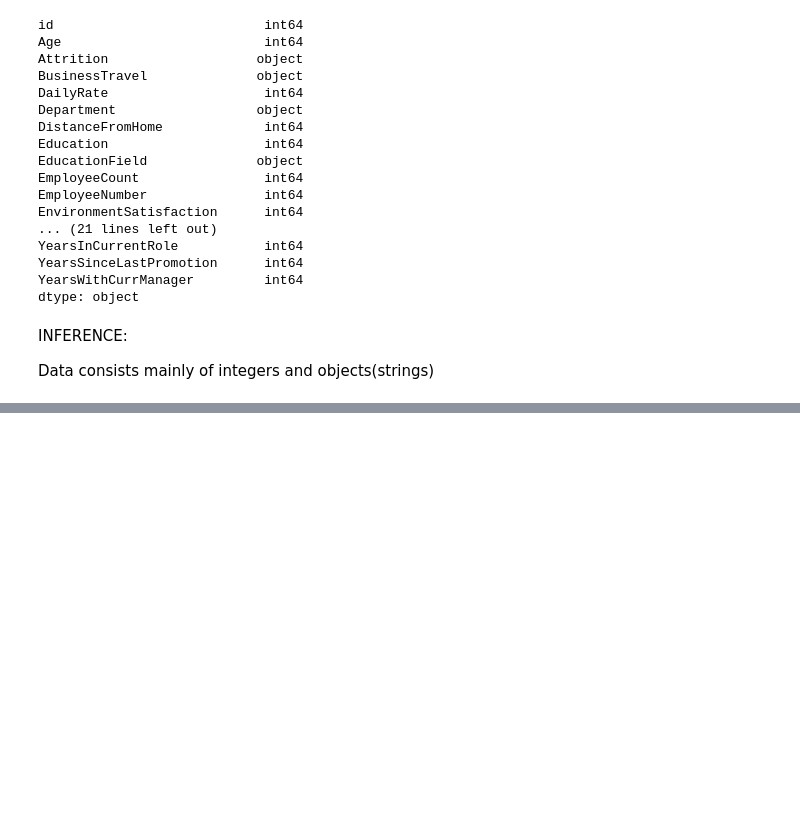
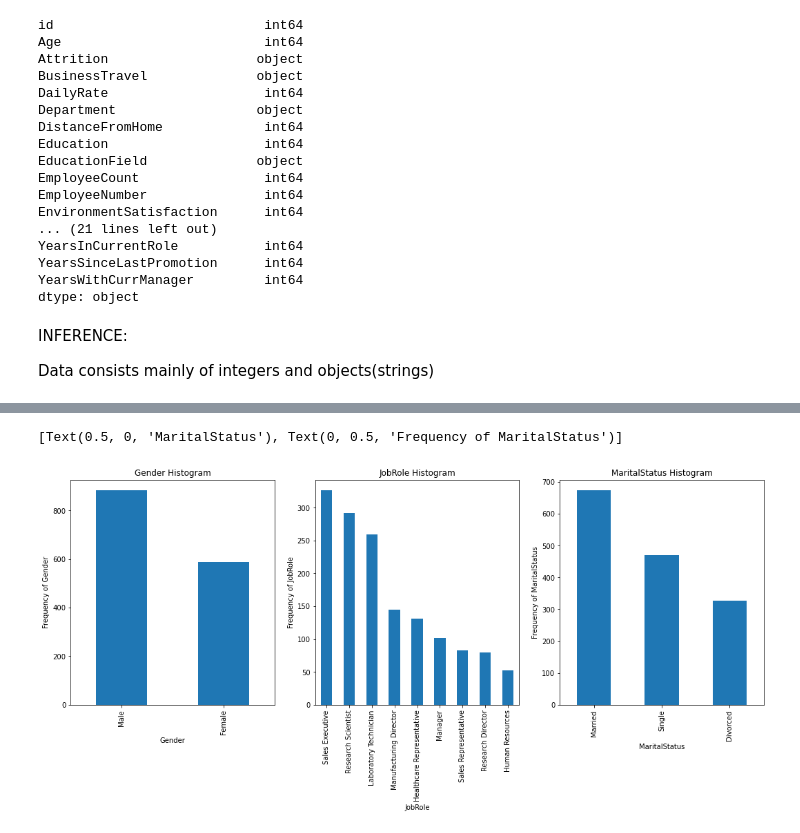
Before and after one commit to Marionel9/stutern-project, a Jupyter notebook: project.ipynb, the cells around one changed output, grey strips where cells are left out. Saved outputs shown, nothing was run; the diff lists cells and outputs as text; code cells hidden in the pictures; blank space fills up the shorter version.

```diff
--- a/project.ipynb
+++ b/project.ipynb
@@ -79,0 +345,21 @@ Data consists mainly of integers and objects(strings)
+# %%
+# plotting Histogram for Gender, JobRole & MaritalStatus
+plt.figure(figsize=(18, 6))
+
+plt.subplot(1,3,1)
+plt1 = df.Gender.value_counts().plot(kind='bar')
+plt.title('Gender Histogram')
+plt1.set(xlabel = 'Gender', ylabel='Frequency of Gender')
+
+plt.subplot(1,3,2)
+plt1 = df.JobRole.value_counts().plot(kind='bar')
+plt.title('JobRole Histogram')
+plt1.set(xlabel = 'JobRole', ylabel='Frequency of JobRole')
+
+plt.subplot(1,3,3)
+plt1 = df.MaritalStatus.value_counts().plot(kind='bar')
+plt.title('MaritalStatus Histogram')
+plt1.set(xlabel = 'MaritalStatus', ylabel='Frequency of MaritalStatus')
+# %% [output]
+[Text(0.5, 0, 'MaritalStatus'), Text(0, 0.5, 'Frequency of MaritalStatus')]
+[figure, added]
```
Also changed, not shown: parts of 31 cells of this notebook.
